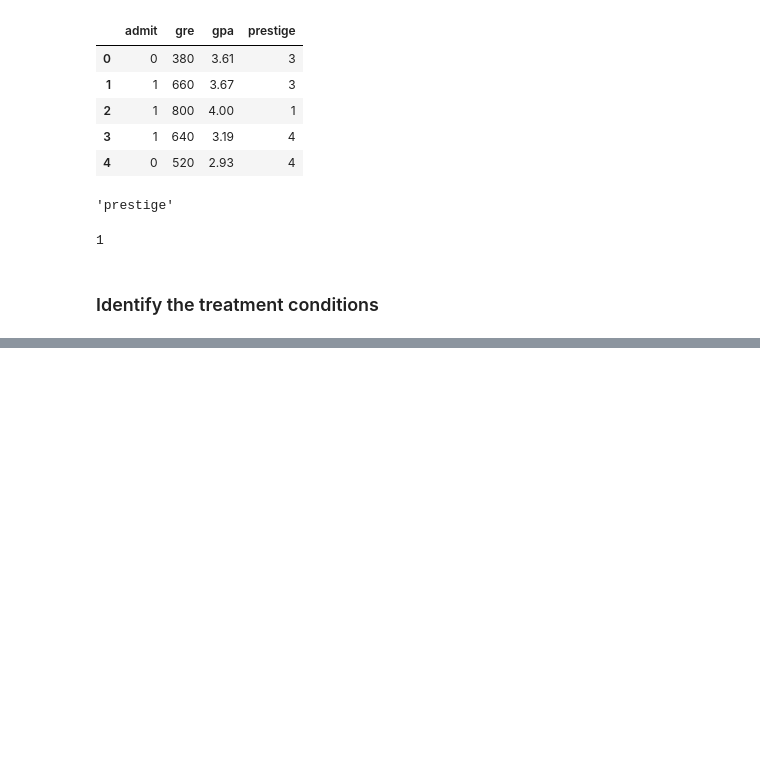
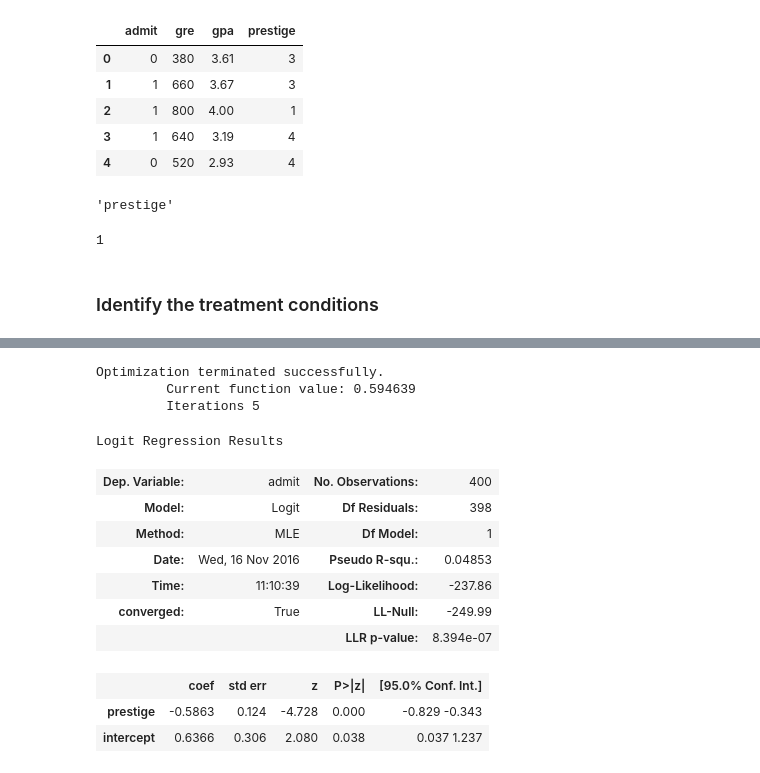
Before and after one commit to gturke/analyzeCodeTranslate, a Jupyter notebook: analyze.ipynb, the cells around one changed output, grey strips where cells are left out. Drawn from its saved outputs; the diff is of its cells as text; code cells hidden in the pictures; blank space fills up the shorter version.

```diff
--- a/analyze.ipynb
+++ b/analyze.ipynb
@@ -213,0 +197,17 @@ new.head()
+# %%
+test.logitProcess(new,'admit','prestige')
+# %% [output]
+Optimization terminated successfully.
+         Current function value: 0.594639
+         Iterations 5
+Logit Regression Results
+| Dep. Variable: | admit | No. Observations: | 400 |
+| Model: | Logit | Df Residuals: | 398 |
+| Method: | MLE | Df Model: | 1 |
+| Date: | Wed, 16 Nov 2016 | Pseudo R-squ.: | 0.04853 |
+| Time: | 11:10:39 | Log-Likelihood: | -237.86 |
+| converged: | True | LL-Null: | -249.99 |
+|  |  | LLR p-value: | 8.394e-07 |
+|  | coef | std err | z | P>|z| | [95.0% Conf. Int.] |
+| prestige | -0.5863 | 0.124 | -4.728 | 0.000 | -0.829 -0.343 |
+| intercept | 0.6366 | 0.306 | 2.080 | 0.038 | 0.037 1.237 |
```
Also changed, not shown: parts of 46 cells of this notebook.
